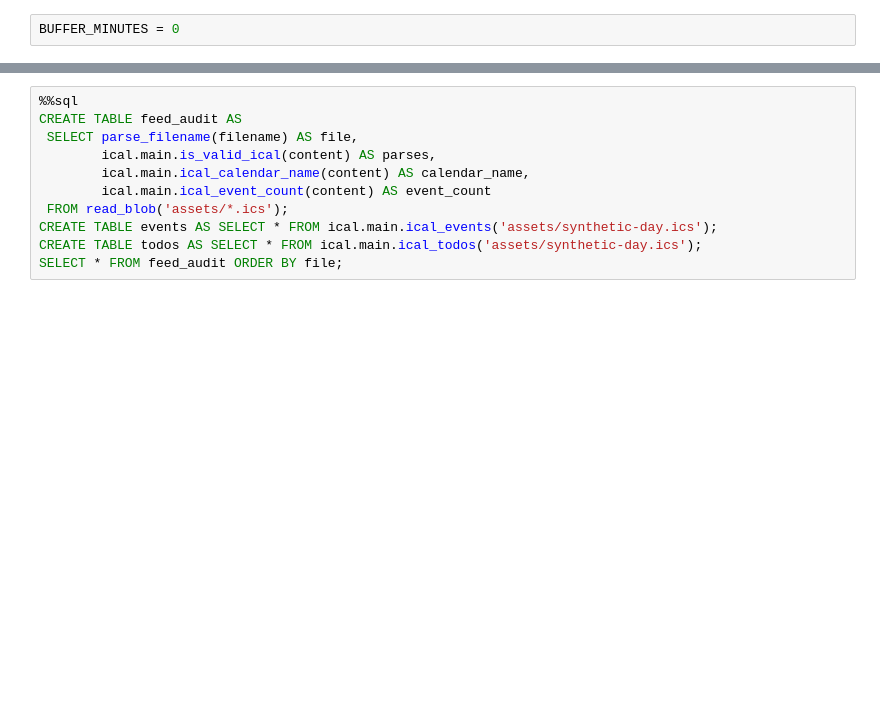
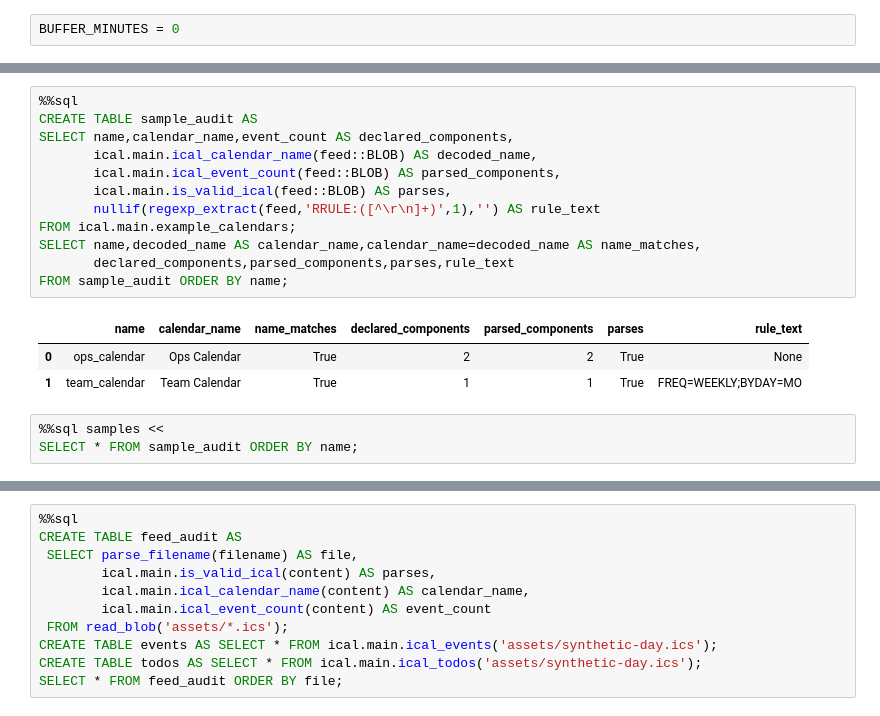
Before and after one commit to Query-farm/vgi-ical, a Jupyter notebook: notebooks/01_measure_occupied_time_without_double_counting.ipynb, the cells around one changed output, grey strips where cells are left out. Drawn from its saved outputs; the diff is of its cells as text; blank space fills up the shorter version.

```diff
--- a/notebooks/01_measure_occupied_time_without_double_counting.ipynb
+++ b/notebooks/01_measure_occupied_time_without_double_counting.ipynb
@@ -78,0 +91,19 @@ CREATE TABLE analysis_window AS
+# %%
+%%sql
+CREATE TABLE sample_audit AS
+SELECT name,calendar_name,event_count AS declared_components,
+       ical.main.ical_calendar_name(feed::BLOB) AS decoded_name,
+       ical.main.ical_event_count(feed::BLOB) AS parsed_components,
+       ical.main.is_valid_ical(feed::BLOB) AS parses,
+       nullif(regexp_extract(feed,'RRULE:([^\r\n]+)',1),'') AS rule_text
+FROM ical.main.example_calendars;
+SELECT name,decoded_name AS calendar_name,calendar_name=decoded_name AS name_matches,
+       declared_components,parsed_components,parses,rule_text
+FROM sample_audit ORDER BY name;
+# %% [output]
+|  | name | calendar_name | name_matches | declared_components | parsed_components | parses | rule_text |
+| 0 | ops_calendar | Ops Calendar | True | 2 | 2 | True | None |
+| 1 | team_calendar | Team Calendar | True | 1 | 1 | True | FREQ=WEEKLY;BYDAY=MO |
+# %%
+%%sql samples <<
+SELECT * FROM sample_audit ORDER BY name;
```
Also changed, not shown: parts of 27 cells of this notebook, 10 other files.
